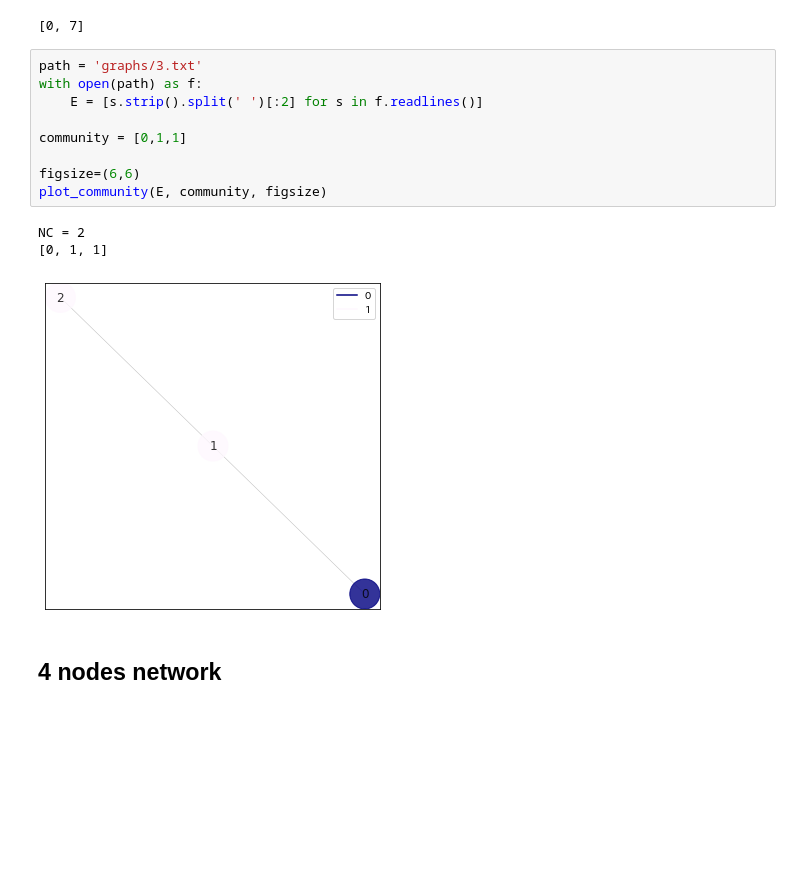
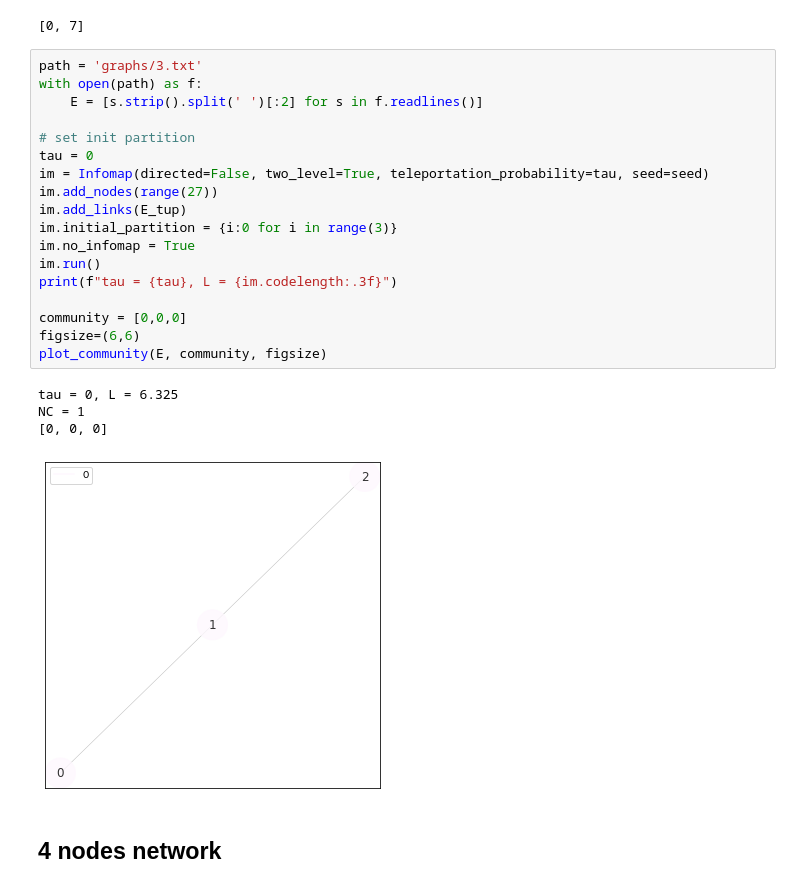
Before and after one commit to KeiNagayama/Infomap, a Jupyter notebook: draw_community.ipynb, the cells around one changed output. Saved outputs shown, nothing was run; the diff lists cells and outputs as text; blank space fills up the shorter version.

```diff
--- a/draw_community.ipynb
+++ b/draw_community.ipynb
@@ -70,16 +70,26 @@ list(map(stoi, lst))
 # %%
 path = 'graphs/3.txt'
 with open(path) as f:
     E = [s.strip().split(' ')[:2] for s in f.readlines()]
 
-community = [0,1,1]
+# set init partition
+tau = 0
+im = Infomap(directed=False, two_level=True, teleportation_probability=tau, seed=seed)
+im.add_nodes(range(27))
+im.add_links(E_tup)
+im.initial_partition = {i:0 for i in range(3)}
+im.no_infomap = True
+im.run()
+print(f"tau = {tau}, L = {im.codelength:.3f}")
 
+community = [0,0,0]
 figsize=(6,6)
 plot_community(E, community, figsize)
 # %% [output]
-NC = 2
-[0, 1, 1]
+tau = 0, L = 6.325
+NC = 1
+[0, 0, 0]
-[figure, old version]
+[figure, new version]
 # %% [markdown]
 ## 4 nodes network
 # %%
```
Also changed, not shown: parts of 12 cells of this notebook, 1 other file.
